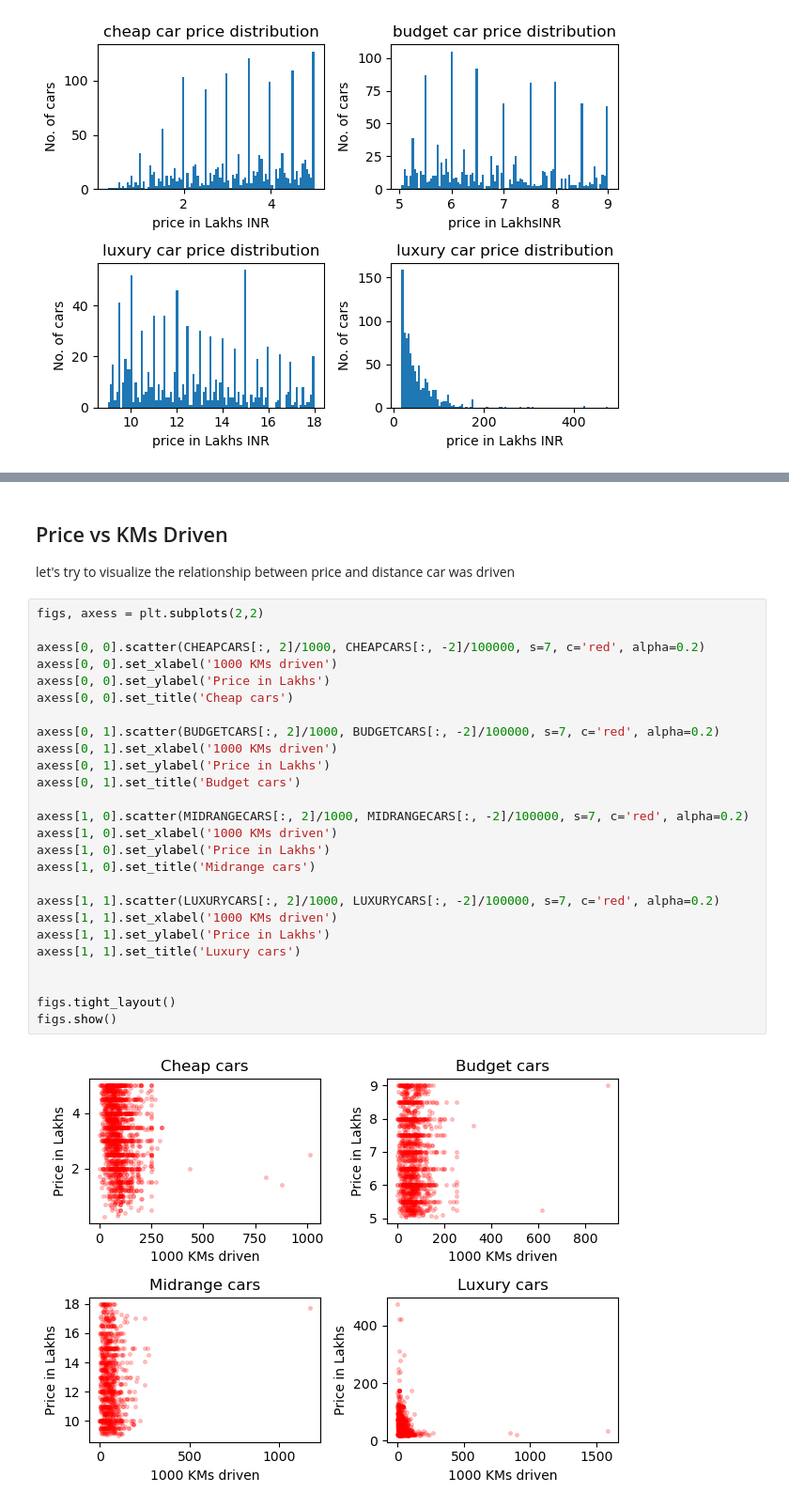
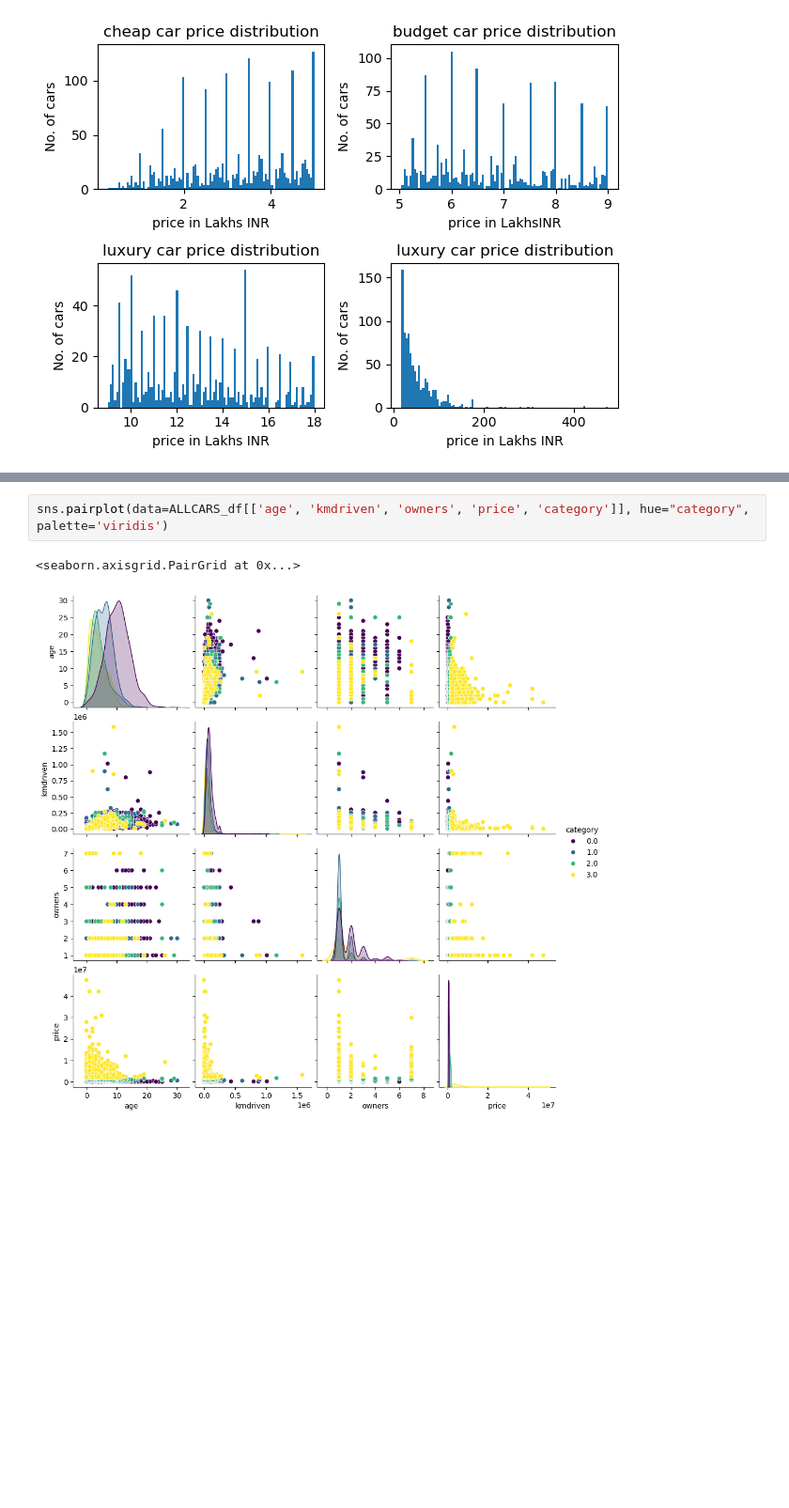
Before and after one commit to shashi0x/Used-Car-Price-Predictor-v2, a Jupyter notebook: Data/datavisuals.ipynb, the cells around one changed output, grey strips where cells are left out. Shown at 94% size. Drawn from its saved outputs; the diff is of its cells as text; blank space fills up the shorter version.

```diff
--- a/Data/datavisuals.ipynb
+++ b/Data/datavisuals.ipynb
@@ -95,31 +102,5 @@ figs.show()
-# %% [markdown]
-## Price vs KMs Driven
-let's try to visualize the relationship between price and distance car was driven
-# %%
-figs, axess = plt.subplots(2,2)
-
-axess[0, 0].scatter(CHEAPCARS[:, 2]/1000, CHEAPCARS[:, -2]/100000, s=7, c='red', alpha=0.2)
-axess[0, 0].set_xlabel('1000 KMs driven')
-axess[0, 0].set_ylabel('Price in Lakhs')
-axess[0, 0].set_title('Cheap cars')
-
-axess[0, 1].scatter(BUDGETCARS[:, 2]/1000, BUDGETCARS[:, -2]/100000, s=7, c='red', alpha=0.2)
-axess[0, 1].set_xlabel('1000 KMs driven')
-axess[0, 1].set_ylabel('Price in Lakhs')
-axess[0, 1].set_title('Budget cars')
-
-axess[1, 0].scatter(MIDRANGECARS[:, 2]/1000, MIDRANGECARS[:, -2]/100000, s=7, c='red', alpha=0.2)
-axess[1, 0].set_xlabel('1000 KMs driven')
-axess[1, 0].set_ylabel('Price in Lakhs')
-axess[1, 0].set_title('Midrange cars')
-
-axess[1, 1].scatter(LUXURYCARS[:, 2]/1000, LUXURYCARS[:, -2]/100000, s=7, c='red', alpha=0.2)
-axess[1, 1].set_xlabel('1000 KMs driven')
-axess[1, 1].set_ylabel('Price in Lakhs')
-axess[1, 1].set_title('Luxury cars')
-
-
-figs.tight_layout()
-figs.show()
-# %% [output]
-[figure, removed]
+# %%
+sns.pairplot(data=ALLCARS_df[['age', 'kmdriven', 'owners', 'price', 'category']], hue="category", palette='viridis')
+# %% [output]
+<seaborn.axisgrid.PairGrid at 0x...>
+[figure, added]
```
Also changed, not shown: parts of 13 cells of this notebook, 2 other files.
